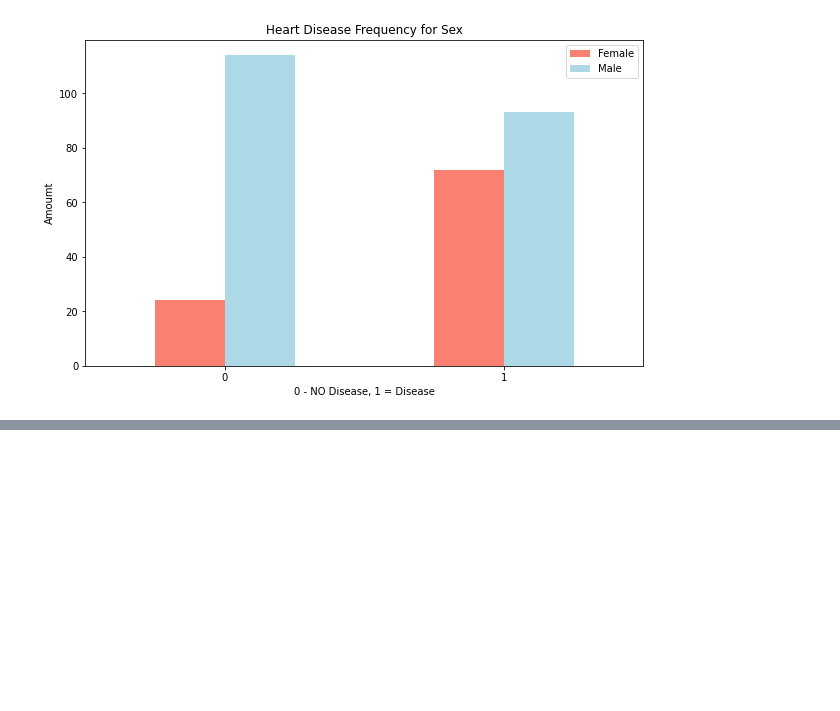
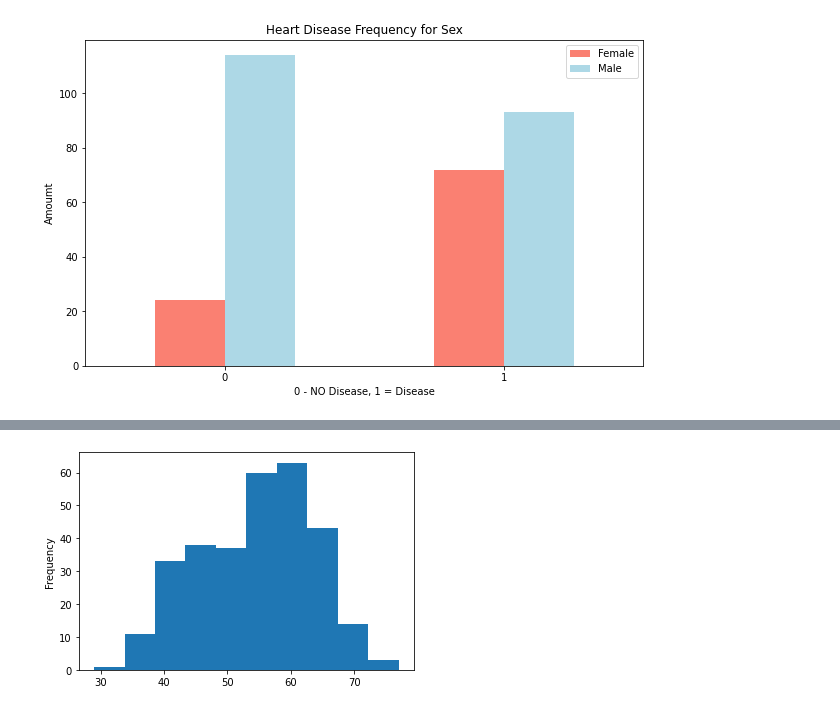
Before and after one commit to Machine-Learning-for-good/heart-disease-project, a Jupyter notebook: end-to-end heart-disease-classification.ipynb, the cells around one changed output, grey strips where cells are left out. Drawn from its saved outputs; the diff is of its cells as text; code cells hidden in the pictures; blank space fills up the shorter version.

```diff
--- a/end-to-end heart-disease-classification.ipynb
+++ b/end-to-end heart-disease-classification.ipynb
@@ -225,0 +249,5 @@ plt.xticks(rotation=0)
+# %%
+# Check the distribution of the age column with a histogram
+df.age.plot.hist();
+# %% [output]
+[figure, added]
```
Also changed, not shown: parts of 5 cells of this notebook.
